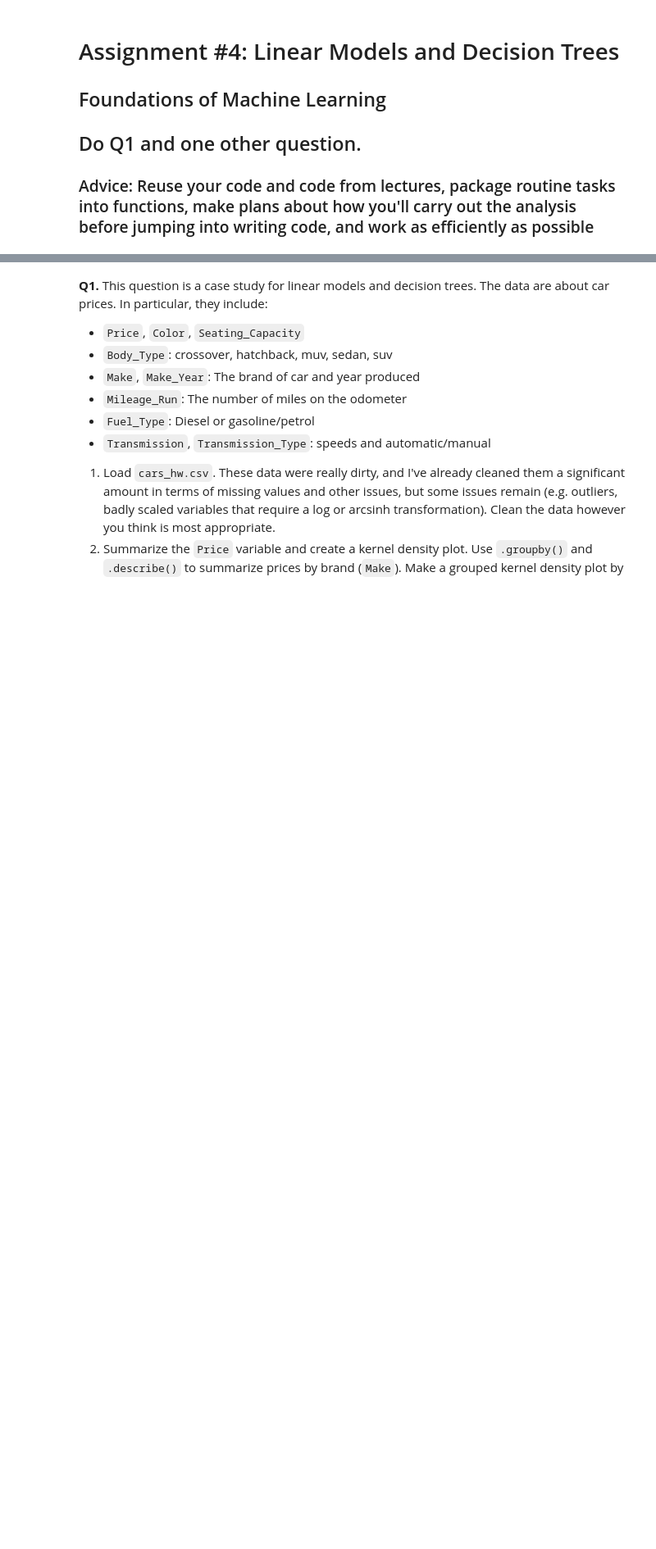
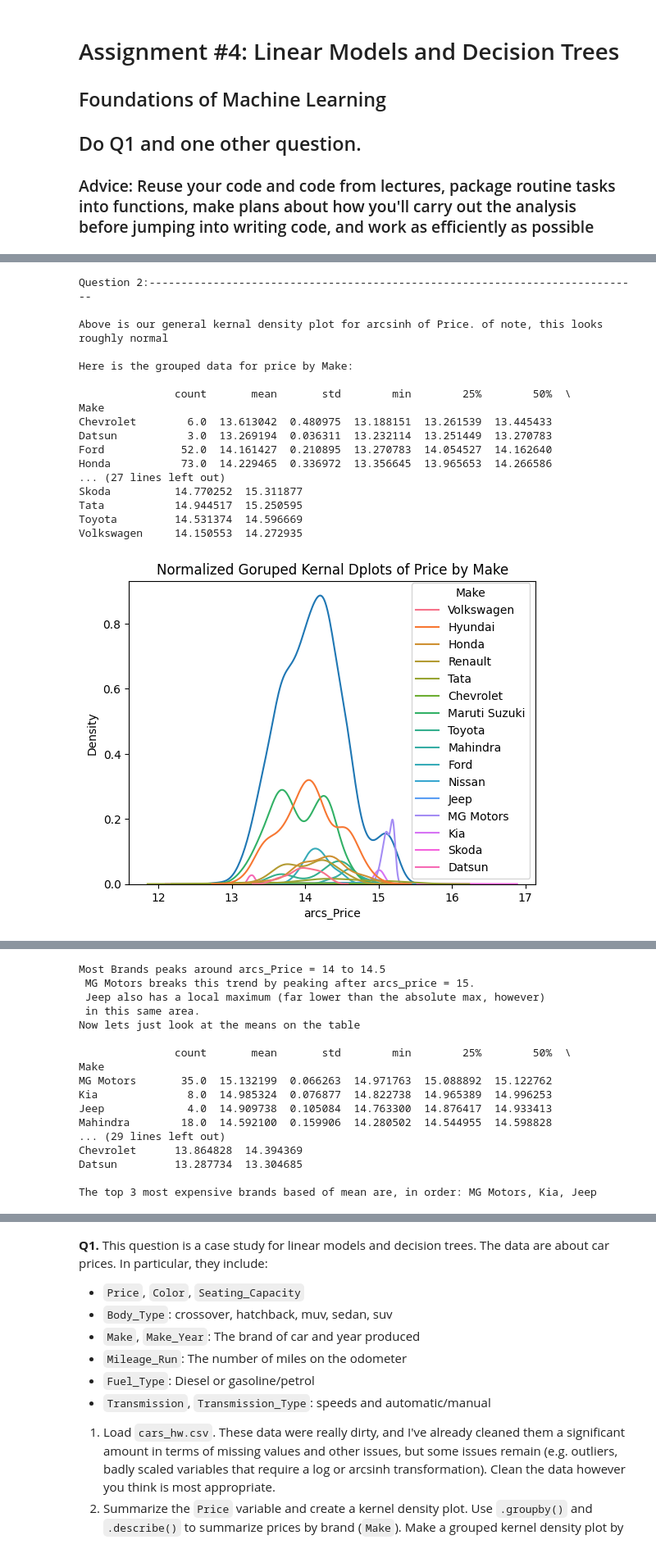
Before and after one commit to JRAlbanese/assignment4, a Jupyter notebook: assignment4.ipynb, the cells around one changed output, grey strips where cells are left out. Shown at 82% size. Cells and saved outputs as stored; diff of their text form; code cells hidden in the pictures; blank space fills up the shorter version.

```diff
--- a/assignment4.ipynb
+++ b/assignment4.ipynb
@@ -51,14 +61,17 @@ carp1["arcs_Price"] = np.arcsinh(carp1["Price"])
 plotbox(carp1["arcs_Price"]) #my function
 pn("We see that there are only 2 outliers now. Let's windsorize them")
 
-windsorize(carp1["arcs_Price"])
+carp1["arcs_Price"] = windsorize(carp1["arcs_Price"])
 plotbox(carp1["arcs_Price"])
+
 
 pn("Now I'm gonna do the same thing for milage")
 carp1["arcs_Mileage_Run"] = np.arcsinh(carp1["Mileage_Run"])
-windsorize(carp1["arcs_Mileage_Run"])
+carp1["arcs_Mileage_Run"] = windsorize(carp1["arcs_Mileage_Run"])
+plotbox(carp1["arcs_Mileage_Run"])
 
-pn("-------------------------------------------------------------------------------------------------------------------------")
+pn("Wee see that there are lots of outliers for arcs_mileage_run. Lets winsdorize")
+
 
 pn("lets show all the boxplots")
 plotbox(carp1["arcs_Price"])
@@ -68,14 +81,17 @@ pn("NOW I'LL CREATE A HISTOGRAM TO SHOW THEIR BEHAVIORS")
 arcP = carp1["arcs_Price"]
 arcML = carp1["arcs_Mileage_Run"]
 
-sns.histplot(arcP)
+sns.histplot(arcP, binwidth = .125)
 plt.show()
 
-sns.histplot(arcML)
+sns.histplot(arcML, binwidth = .125)
 plt.show()
 
 print(max(carp1["Make_Year"]))
 print(min(carp1["Make_Year"]))
+
+
+pn("Question 2:------------------------------------------------------------------------------------------")
 # %% [output]
    Unnamed: 0        Make  Make_Year   Color  Body_Type  Mileage_Run  \
 0           1  Volkswagen       2017  silver      sedan        44611
@@ -129,0 +144,44 @@ NOW I'LL CREATE A HISTOGRAM TO SHOW THEIR BEHAVIORS
+# %%
+pn("Question 2:-----------------------------------------------------------------------------")
+
+#arcP.describe()
+
+sns.kdeplot(arcP)
+pn("Above is our general kernal density plot for arcsinh of Price. of note, this looks roughly normal")
+
+pn("Here is the grouped data for price by Make:")
+grouped_price_by_brand = carp1.groupby("Make")["arcs_Price"]
+print(grouped_price_by_brand.describe())
+
+sns.kdeplot(data=carp1, x = "arcs_Price", hue = "Make").set(title = "Normalized Goruped Kernal Dplots of Price by Make")
+plt.show()
+
+sns.kdeplot(data=carp1, x = "arcs_Price", hue = "Make", common_norm = False) #common_norm is set by default to True. However, it was preventing my from seeing graphically some makes that have distributions centered higher up the price scale
+plt.title("Grouped Kernal Density Plots of Price by Make")
+plt.show()
+pn(" ")
+print("Most Brands peaks around arcs_Price = 14 to 14.5",'\n', "MG Motors breaks this trend by peaking after arcs_price = 15.", '\n', "Jeep also has a local maximum (far lower than the absolute max, however)", '\n', "in this same area.")
+
+pn("Now lets just look at the means on the table")
+sorted_brand_price_summary = grouped_price_by_brand.describe().sort_values('mean', ascending=False) #sorts the mean from our describe() call in descending order
+pn(sorted_brand_price_summary)
+pn("The top 3 most expensive brands based of mean are, in order: MG Motors, Kia, Jeep")
+# %% [output]
+Question 2:-----------------------------------------------------------------------------
+
+Above is our general kernal density plot for arcsinh of Price. of note, this looks roughly normal
+
+Here is the grouped data for price by Make:
+
+               count       mean       std        min        25%        50%  \
+Make
+Chevrolet        6.0  13.613042  0.480975  13.188151  13.261539  13.445433
+Datsun           3.0  13.269194  0.036311  13.232114  13.251449  13.270783
+Ford            52.0  14.161427  0.210895  13.270783  14.054527  14.162640
+Honda           73.0  14.229465  0.336972  13.356645  13.965653  14.266586
+... (27 lines left out)
+Skoda          14.770252  15.311877
+Tata           14.944517  15.250595
+Toyota         14.531374  14.596669
+Volkswagen     14.150553  14.272935
+[figure, added]
@@ -129,0 +189,17 @@ NOW I'LL CREATE A HISTOGRAM TO SHOW THEIR BEHAVIORS
+Most Brands peaks around arcs_Price = 14 to 14.5
+ MG Motors breaks this trend by peaking after arcs_price = 15.
+ Jeep also has a local maximum (far lower than the absolute max, however)
+ in this same area.
+Now lets just look at the means on the table
+
+               count       mean       std        min        25%        50%  \
+Make
+MG Motors       35.0  15.132199  0.066263  14.971763  15.088892  15.122762
+Kia              8.0  14.985324  0.076877  14.822738  14.965389  14.996253
+Jeep             4.0  14.909738  0.105084  14.763300  14.876417  14.933413
+Mahindra        18.0  14.592100  0.159906  14.280502  14.544955  14.598828
+... (29 lines left out)
+Chevrolet      13.864828  14.394369
+Datsun         13.287734  13.304685
+
+The top 3 most expensive brands based of mean are, in order: MG Motors, Kia, Jeep
```
Also changed, not shown: parts of 5 cells of this notebook.
